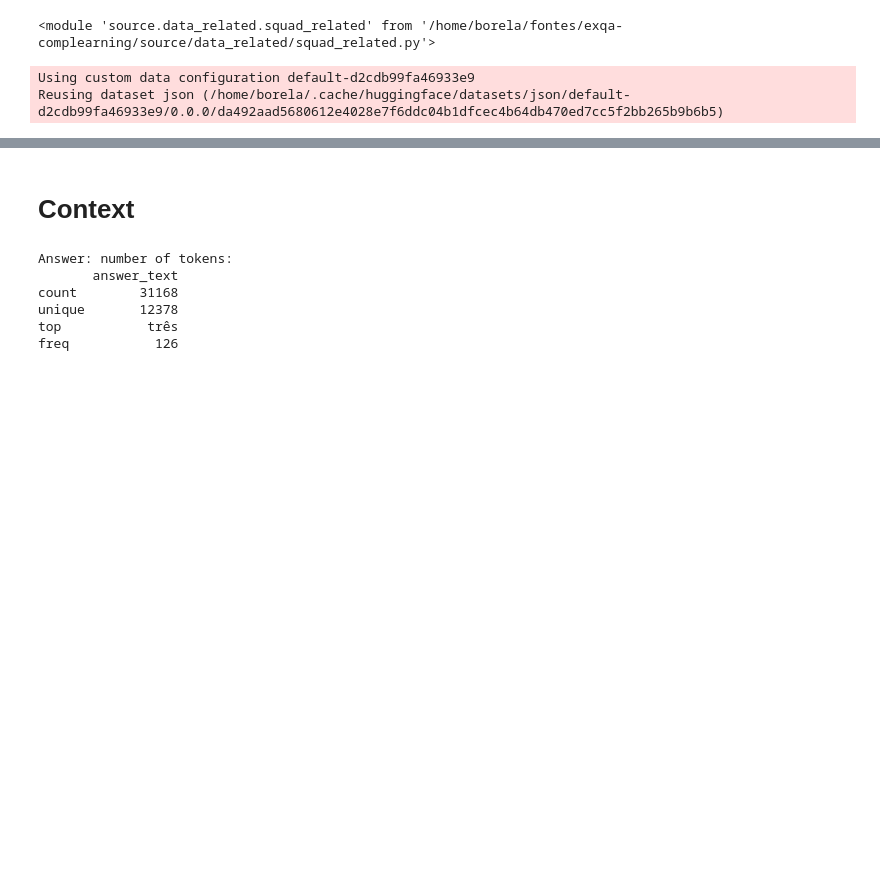
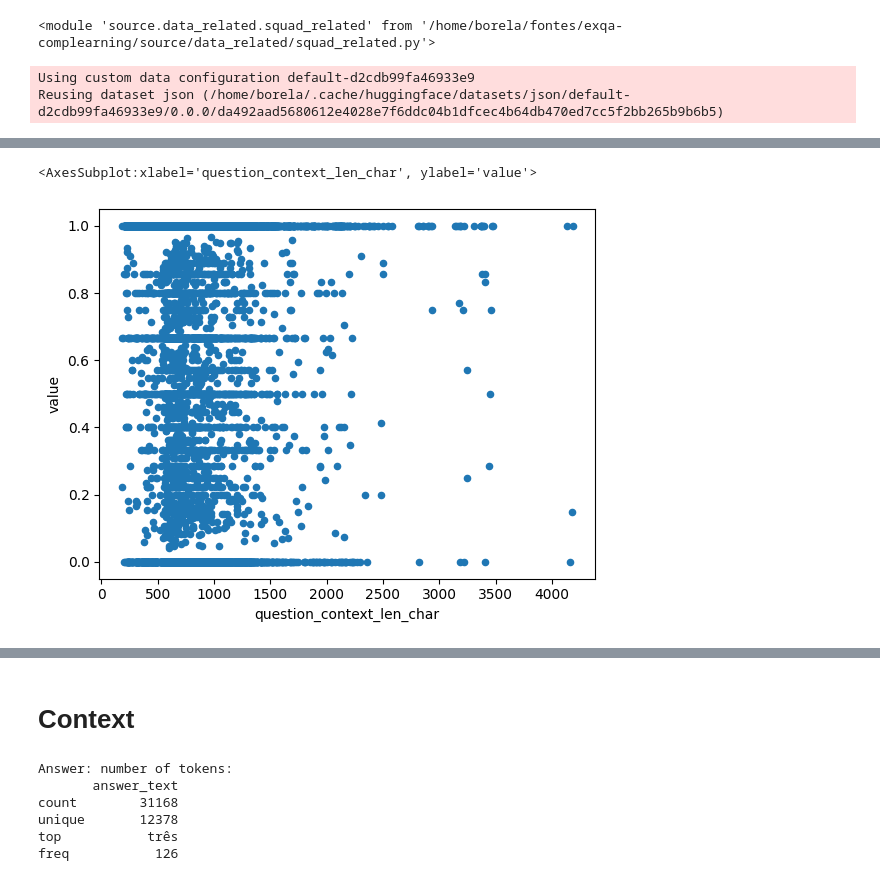
Before and after one commit to marcusborela/exqa-complearning, a Jupyter notebook: source/data_related/explore_dataset_format.ipynb, the cells around one changed output, grey strips where cells are left out. Cells and saved outputs as stored; diff of their text form; code cells hidden in the pictures; blank space fills up the shorter version.

Commit message:
eval 32 + ###

```diff
--- a/source/data_related/explore_dataset_format.ipynb
+++ b/source/data_related/explore_dataset_format.ipynb
@@ -38,0 +49,2 @@ vdataset.dataset[0]
+# %%
+df['context_len_char'] = df['context'].str.len()
@@ -38,0 +65,16 @@ vdataset.dataset[0]
+# %%
+dtype_calculated_metric_per_question = {
+    'cod_evaluation':int,
+    'cod_question':str,
+    'cod_metric':str,
+    'value':float,
+}
+df_eval_per_question = pd.read_csv('data/tab_calculated_metric_per_question.csv', sep = ',',
+        header=0,
+        dtype= dtype_calculated_metric_per_question,
+        index_col=False)
+for property_name, property_type in dtype_calculated_metric_per_question.items():
+    if property_type in (int, float, bool):
+        df_eval_per_question[property_name] = df_eval_per_question[property_name].astype(property_type)
+
+df_eval_per_question.head()
@@ -38,0 +100,2 @@ vdataset.dataset[0]
+# %%
+df_eval_per_question_qtd_char = pd.merge(left=df, right=df_eval_per_question , left_on='id', right_on='cod_question', how='left')[['cod_evaluation', 'cod_question', 'cod_metric', 'value','question_context_len_char' ]]
@@ -38,0 +111,2 @@ vdataset.dataset[0]
+# %%
+df_alvo = df_eval_per_question_qtd_char.query('cod_evaluation==29 and cod_metric=="F1"')
@@ -38,0 +115,5 @@ vdataset.dataset[0]
+# %%
+df_alvo.plot(kind='scatter',x='question_context_len_char', y='value')
+# %% [output]
+<AxesSubplot:xlabel='question_context_len_char', ylabel='value'>
+[figure, added]
```
Also changed, not shown: parts of 31 cells of this notebook, 7 other files.
